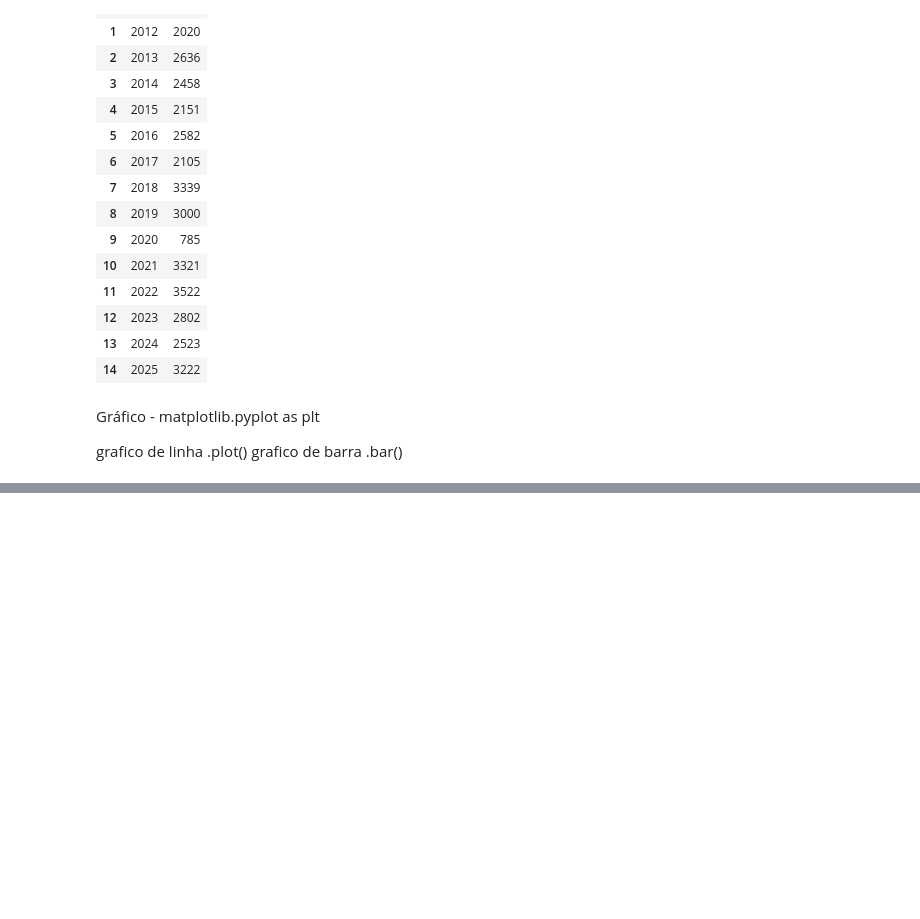
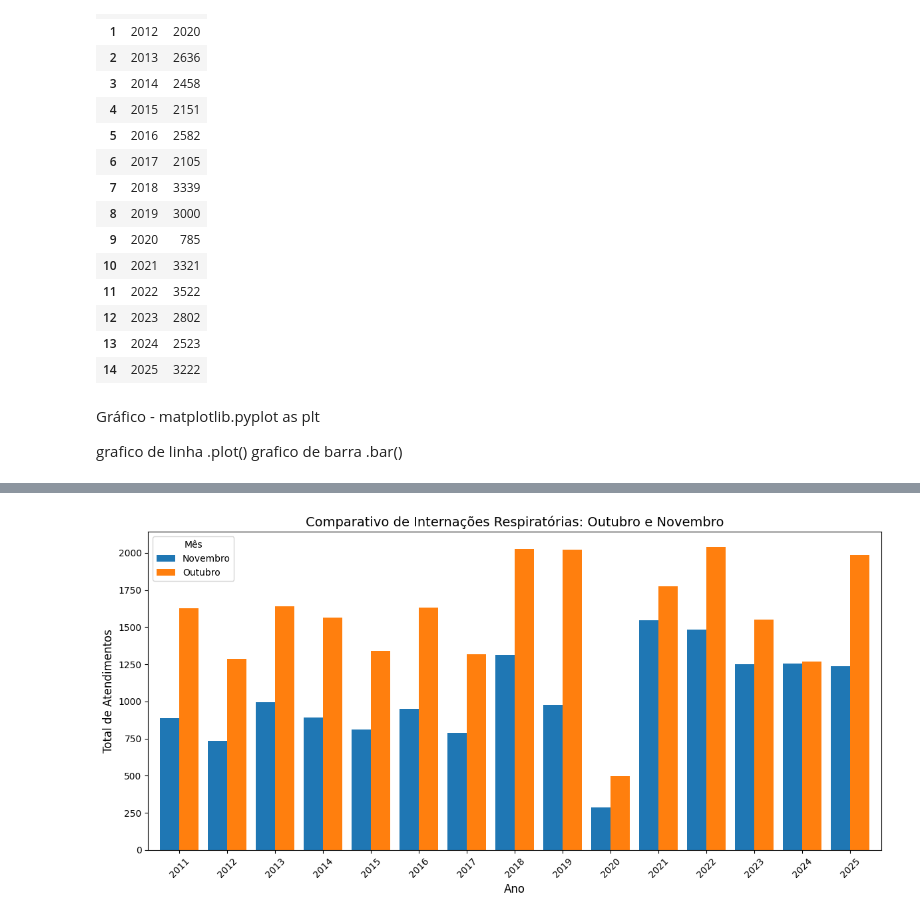
Before and after one commit to ddalves/analise-pediatria-datasus, a Jupyter notebook: Doenças_Respiratórias.ipynb, the cells around one changed output, grey strips where cells are left out. Cells and saved outputs as stored; diff of their text form; code cells hidden in the pictures; blank space fills up the shorter version.

```diff
--- a/Doenças_Respiratórias.ipynb
+++ b/Doenças_Respiratórias.ipynb
@@ -249,0 +250,16 @@ plt.show()
+# %%
+#index eixo x
+df_plot = tabela_sazonal.pivot(index="Ano", columns="Mês", values="Total")
+
+ax = df_plot.plot(kind="bar", figsize=(12, 6), width=0.8)
+
+plt.title("Comparativo de Internações Respiratórias: Outubro e Novembro", fontsize=14)
+plt.xlabel("Ano", fontsize=12)
+plt.ylabel("Total de Atendimentos", fontsize=12)
+plt.xticks(rotation=45) # Inclinar os anos para melhor leitura
+plt.legend(title="Mês")
+
+plt.tight_layout()
+plt.show()
+# %% [output]
+[figure, added]
```
Also changed, not shown: parts of 4 cells of this notebook.
